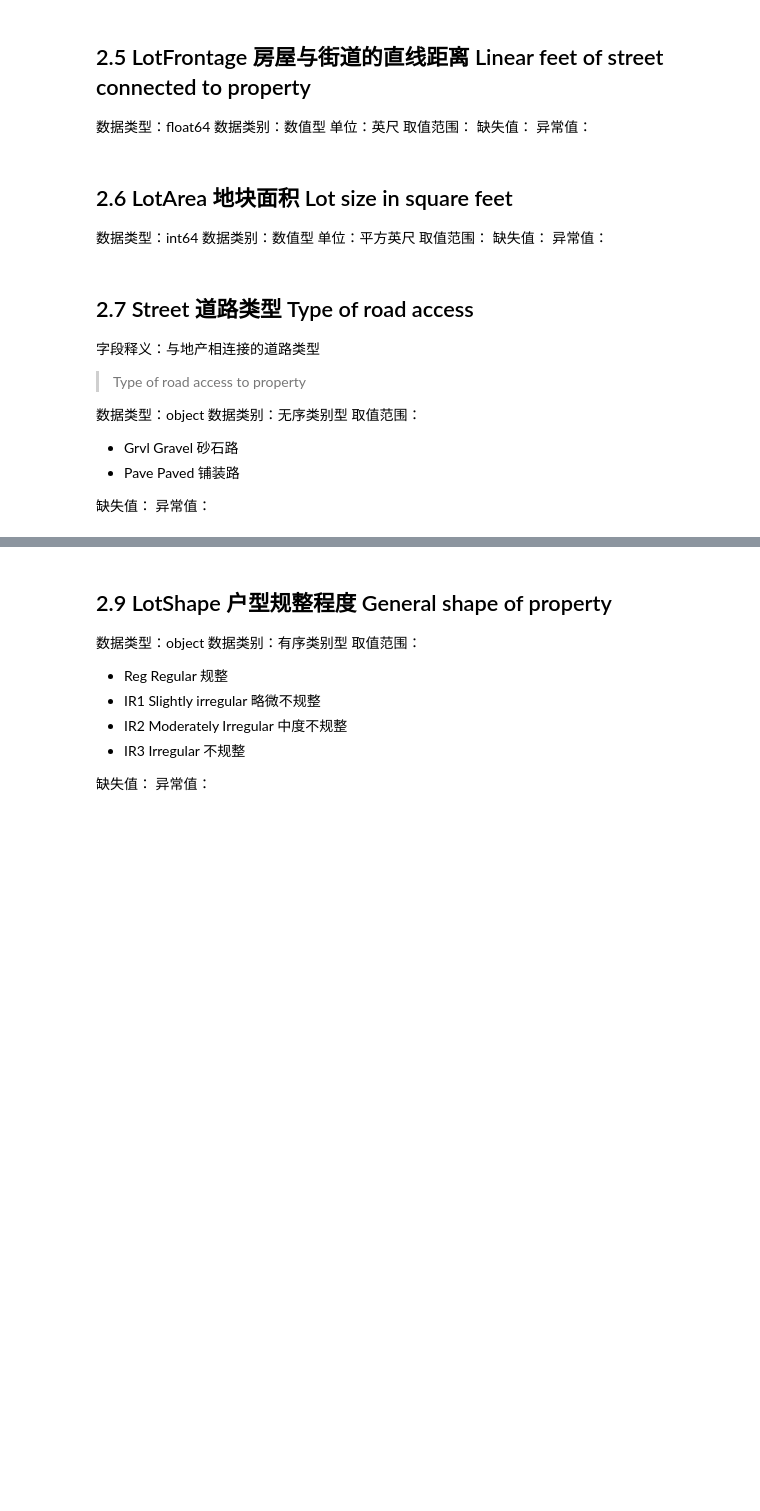
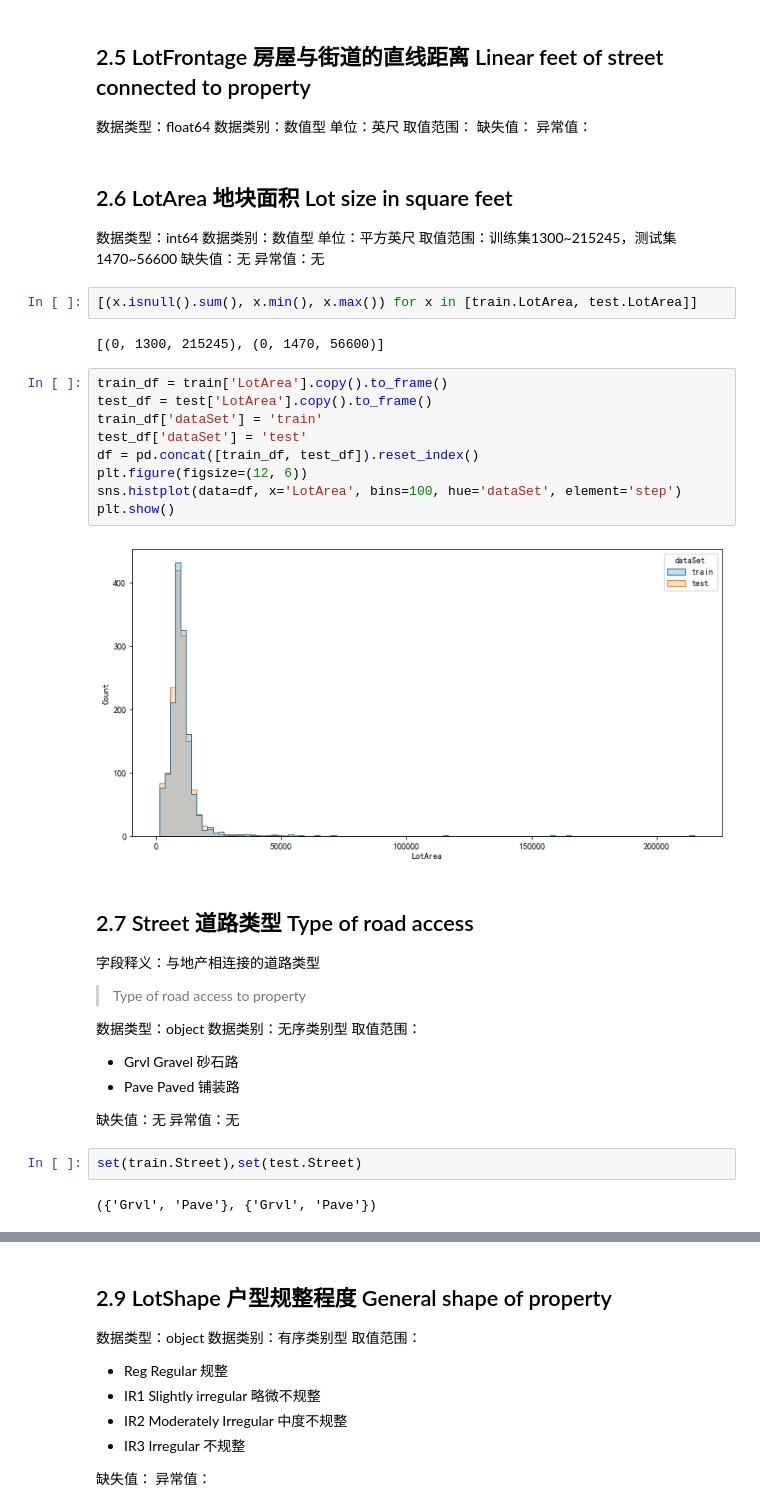
Before and after one commit to malng/DataModelingPortfolio, a Jupyter notebook: House-Prices_Advanced-Regression-Techniques/House-Prices_EDA.ipynb, the cells around one changed output, grey strips where cells are left out. Saved outputs shown, nothing was run; the diff lists cells and outputs as text; blank space fills up the shorter version.

Commit message:
[Add]在EDA中添加LotArea、Street、Alley属性的单变量分析

```diff
--- a/House-Prices_Advanced-Regression-Techniques/House-Prices_EDA.ipynb
+++ b/House-Prices_Advanced-Regression-Techniques/House-Prices_EDA.ipynb
@@ -262,9 +262,24 @@ plt.show()
 数据类型：int64
 数据类别：数值型
 单位：平方英尺
-取值范围：
-缺失值：
-异常值：
+取值范围：训练集1300~215245，测试集1470~56600
+缺失值：无
+异常值：无
+# %%
+[(x.isnull().sum(), x.min(), x.max()) for x in [train.LotArea, test.LotArea]]
+# %% [output]
+[(0, 1300, 215245), (0, 1470, 56600)]
+# %%
+train_df = train['LotArea'].copy().to_frame()
+test_df = test['LotArea'].copy().to_frame()
+train_df['dataSet'] = 'train'
+test_df['dataSet'] = 'test'
+df = pd.concat([train_df, test_df]).reset_index()
+plt.figure(figsize=(12, 6))
+sns.histplot(data=df, x='LotArea', bins=100, hue='dataSet', element='step')
+plt.show()
+# %% [output]
+[figure, added]
 # %% [markdown]
 ## 2.7 Street 道路类型 Type of road access
 字段释义：与地产相连接的道路类型
@@ -276,5 +291,9 @@ plt.show()
 + Grvl	Gravel 砂石路
 + Pave	Paved 铺装路
 
-缺失值：
-异常值：
+缺失值：无
+异常值：无
+# %%
+set(train.Street),set(test.Street)
+# %% [output]
+({'Grvl', 'Pave'}, {'Grvl', 'Pave'})
```
Also changed, not shown: parts of 6 cells of this notebook.
